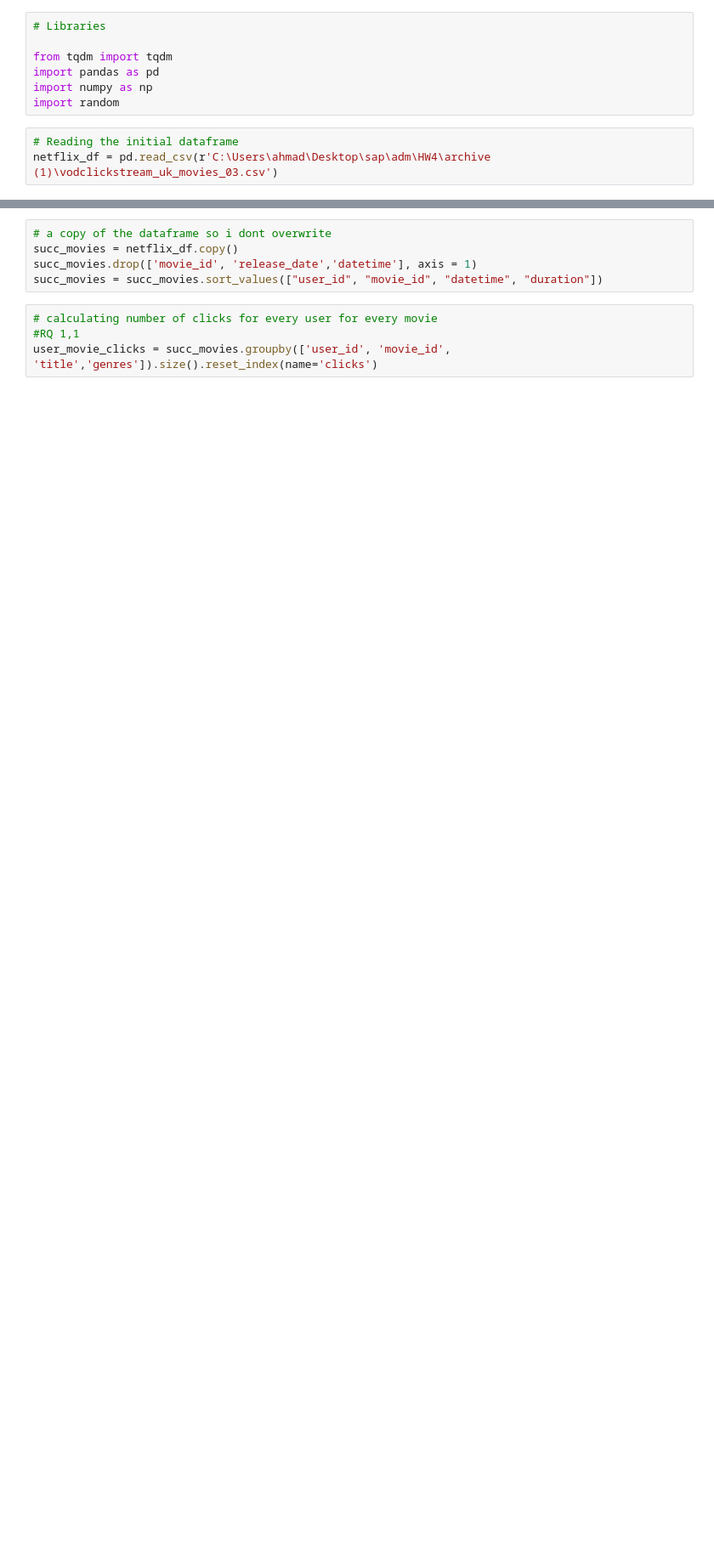
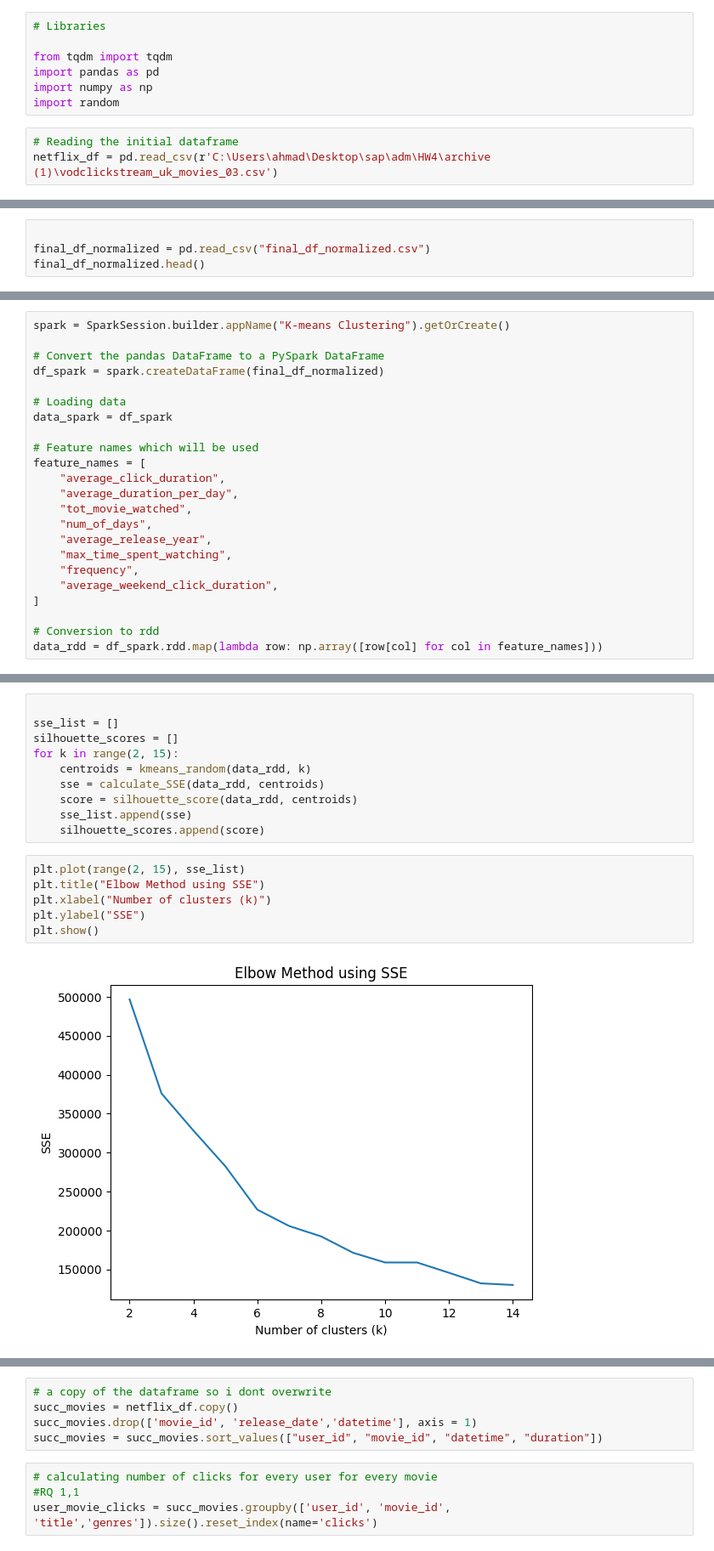
Before and after one commit to do3-173/ADM_HW4, a Jupyter notebook: main.ipynb, the cells around one changed output, grey strips where cells are left out. Shown at 85% size. Saved outputs shown, nothing was run; the diff lists cells and outputs as text; blank space fills up the shorter version.

```diff
--- a/main.ipynb
+++ b/main.ipynb
@@ -69,0 +1470,4 @@ netflix_df = pd.read_csv(r'C:\Users\ahmad\Desktop\sap\adm\HW4\archive (1)\vodcli
+# %%
+
+final_df_normalized = pd.read_csv("final_df_normalized.csv")
+final_df_normalized.head()
@@ -69,0 +1483,23 @@ netflix_df = pd.read_csv(r'C:\Users\ahmad\Desktop\sap\adm\HW4\archive (1)\vodcli
+# %%
+spark = SparkSession.builder.appName("K-means Clustering").getOrCreate()
+
+# Convert the pandas DataFrame to a PySpark DataFrame
+df_spark = spark.createDataFrame(final_df_normalized)
+
+# Loading data
+data_spark = df_spark
+
+# Feature names which will be used
+feature_names = [
+    "average_click_duration",
+    "average_duration_per_day",
+    "tot_movie_watched",
+    "num_of_days",
+    "average_release_year",
+    "max_time_spent_watching",
+    "frequency",
+    "average_weekend_click_duration",
+]
+
+# Conversion to rdd
+data_rdd = df_spark.rdd.map(lambda row: np.array([row[col] for col in feature_names]))
@@ -69,0 +1508,18 @@ netflix_df = pd.read_csv(r'C:\Users\ahmad\Desktop\sap\adm\HW4\archive (1)\vodcli
+# %%
+
+sse_list = []
+silhouette_scores = []
+for k in range(2, 15):
+    centroids = kmeans_random(data_rdd, k)
+    sse = calculate_SSE(data_rdd, centroids)
+    score = silhouette_score(data_rdd, centroids)
+    sse_list.append(sse)
+    silhouette_scores.append(score)
+# %%
+plt.plot(range(2, 15), sse_list)
+plt.title("Elbow Method using SSE")
+plt.xlabel("Number of clusters (k)")
+plt.ylabel("SSE")
+plt.show()
+# %% [output]
+[figure, added]
```
Also changed, not shown: parts of 194 cells of this notebook, 8 other files.
